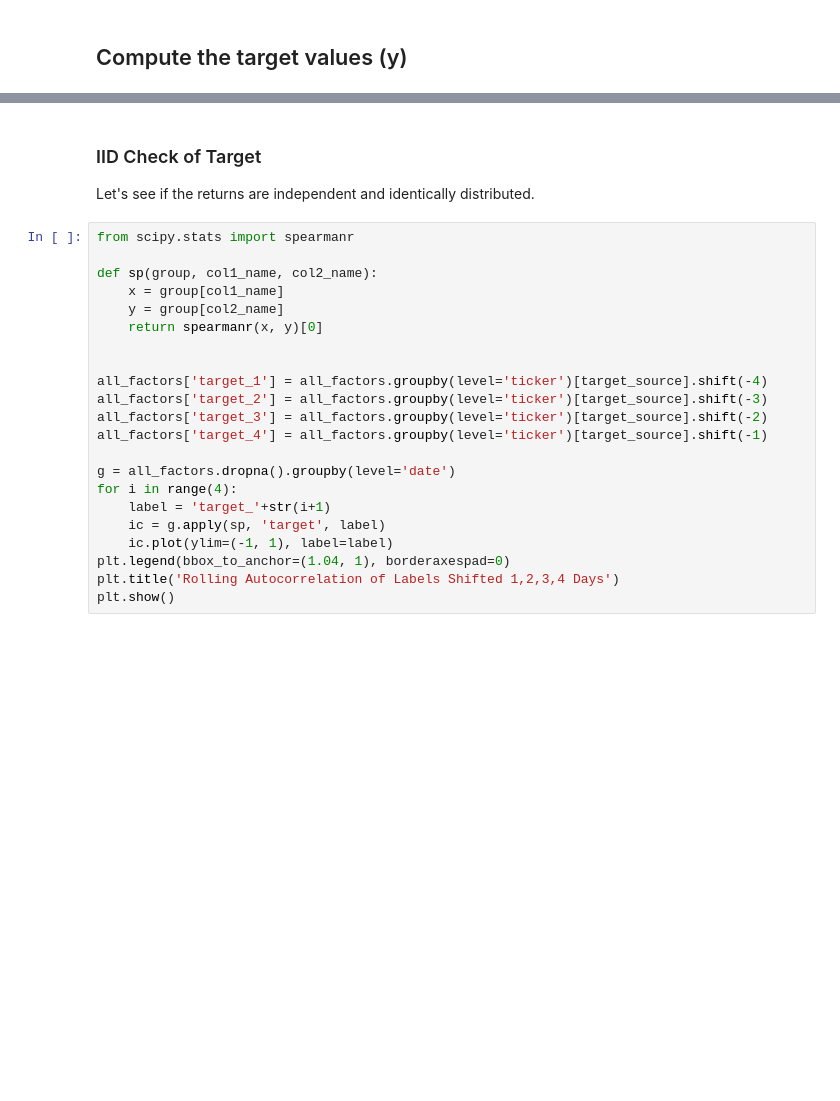
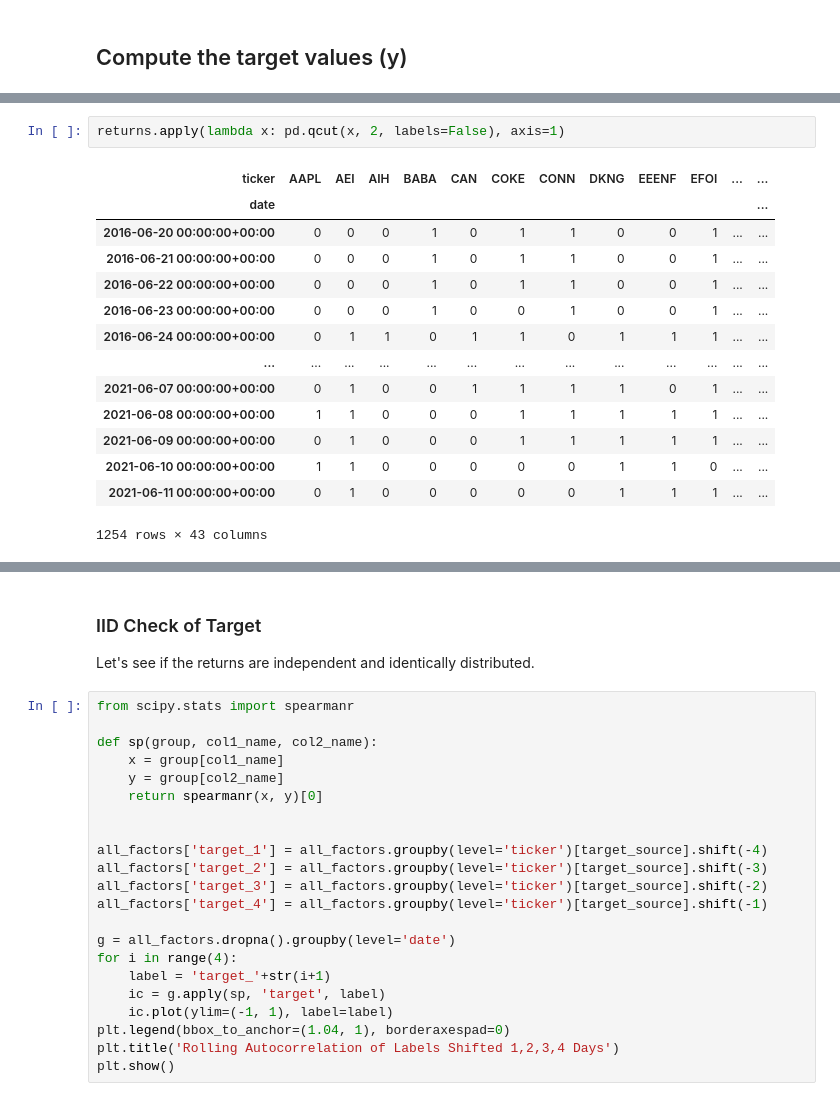
Before and after one commit to nmaiorana/svi-trading-tools, a Jupyter notebook: portfolio_analysis_ml.ipynb, the cells around one changed output, grey strips where cells are left out. Saved outputs shown, nothing was run; the diff lists cells and outputs as text; blank space fills up the shorter version.

```diff
--- a/portfolio_analysis_ml.ipynb
+++ b/portfolio_analysis_ml.ipynb
@@ -238,0 +267,17 @@ all_factors.head()
+# %%
+returns.apply(lambda x: pd.qcut(x, 2, labels=False), axis=1)
+# %% [output]
+| ticker | AAPL | AEI | AIH | BABA | CAN | COKE | CONN | DKNG | EEENF | EFOI | ... | ... |
+| date |  |  |  |  |  |  |  |  |  |  |  | ... |
+| 2016-06-20 00:00:00+00:00 | 0 | 0 | 0 | 1 | 0 | 1 | 1 | 0 | 0 | 1 | ... | ... |
+| 2016-06-21 00:00:00+00:00 | 0 | 0 | 0 | 1 | 0 | 1 | 1 | 0 | 0 | 1 | ... | ... |
+| 2016-06-22 00:00:00+00:00 | 0 | 0 | 0 | 1 | 0 | 1 | 1 | 0 | 0 | 1 | ... | ... |
+| 2016-06-23 00:00:00+00:00 | 0 | 0 | 0 | 1 | 0 | 0 | 1 | 0 | 0 | 1 | ... | ... |
+| 2016-06-24 00:00:00+00:00 | 0 | 1 | 1 | 0 | 1 | 1 | 0 | 1 | 1 | 1 | ... | ... |
+| ... | ... | ... | ... | ... | ... | ... | ... | ... | ... | ... | ... | ... |
+| 2021-06-07 00:00:00+00:00 | 0 | 1 | 0 | 0 | 1 | 1 | 1 | 1 | 0 | 1 | ... | ... |
+| 2021-06-08 00:00:00+00:00 | 1 | 1 | 0 | 0 | 0 | 1 | 1 | 1 | 1 | 1 | ... | ... |
+| 2021-06-09 00:00:00+00:00 | 0 | 1 | 0 | 0 | 0 | 1 | 1 | 1 | 1 | 1 | ... | ... |
+| 2021-06-10 00:00:00+00:00 | 1 | 1 | 0 | 0 | 0 | 0 | 0 | 1 | 1 | 0 | ... | ... |
+| 2021-06-11 00:00:00+00:00 | 0 | 1 | 0 | 0 | 0 | 0 | 0 | 1 | 1 | 1 | ... | ... |
+1254 rows × 43 columns
```
Also changed, not shown: parts of 28 cells of this notebook, 3 other files.
